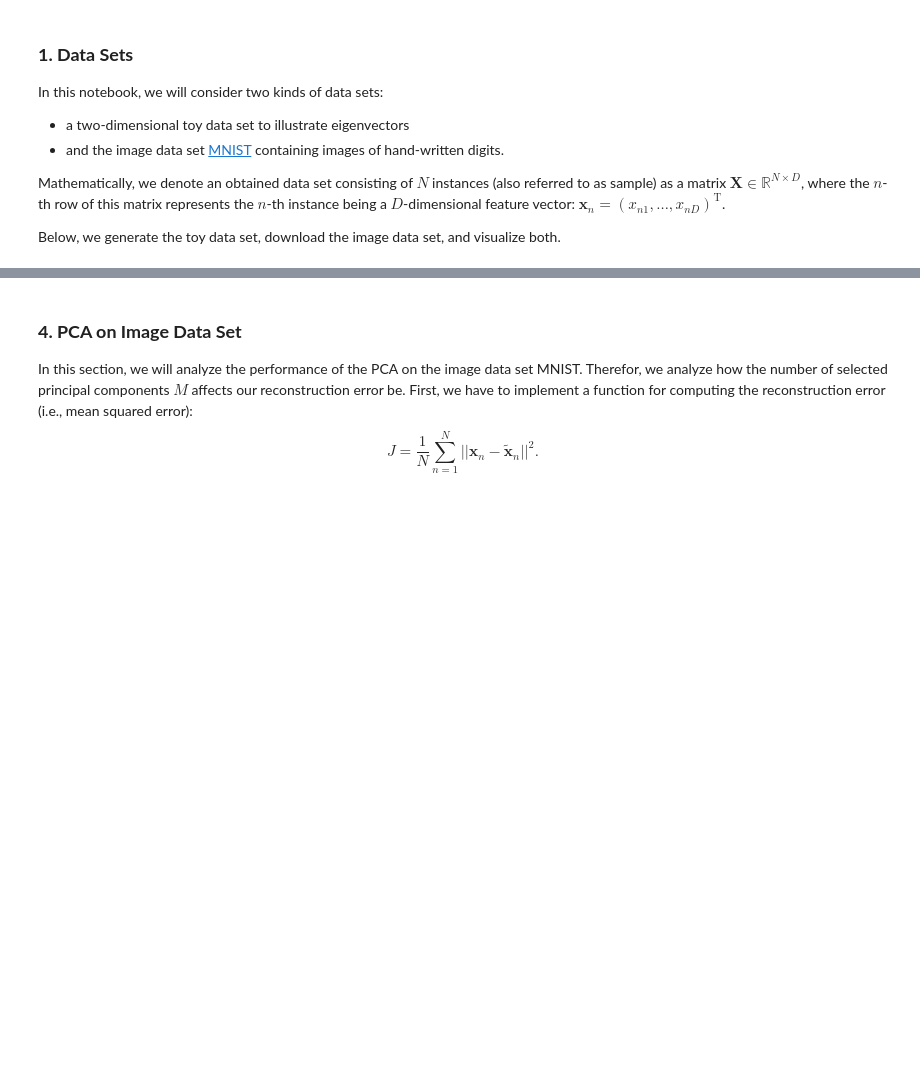
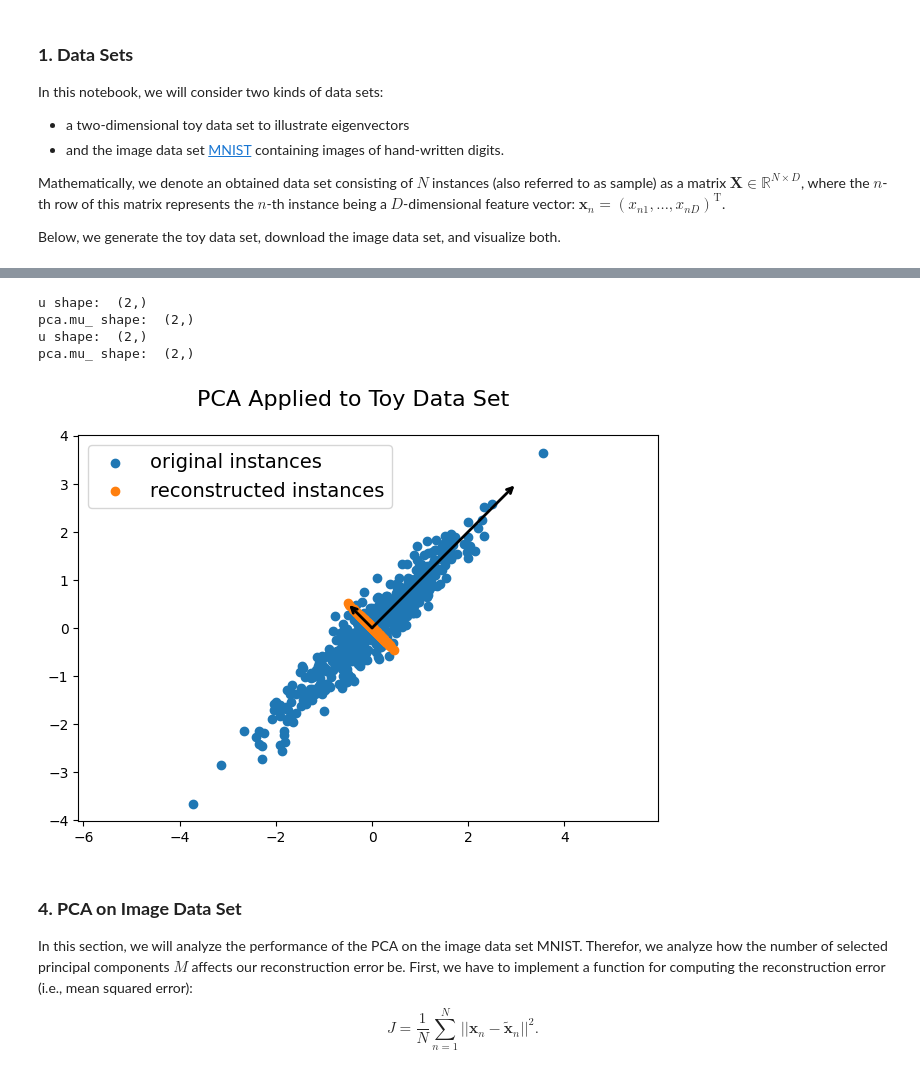
Before and after one commit to Liphip/e2ml, a Jupyter notebook: notebooks/04_preprocessing_foundations.ipynb, the cells around one changed output, grey strips where cells are left out. Drawn from its saved outputs; the diff is of its cells as text; code cells hidden in the pictures; blank space fills up the shorter version.

```diff
--- a/notebooks/04_preprocessing_foundations.ipynb
+++ b/notebooks/04_preprocessing_foundations.ipynb
@@ -141,27 +151,36 @@ Having implemented the class [`PrincipalComponentAnalysis`](../e2ml/preprocessin
 # %%
 from e2ml.preprocessing import PrincipalComponentAnalysis
 
 # Fit PrincipalComponentAnalysis object with M=1.
-# TODO
+pca = PrincipalComponentAnalysis(n_components=1)
+pca.fit(X_toy_std)
 
 # Transform instances of standardized toy data set.
-# TODO
+X_toy_pca = pca.transform(X_toy_std)
 
 # Reconstruct original instances from instances samples.
-# TODO
+X_rec = pca.inverse_transform(X_toy_pca)
 
 # Visualize results of PCA.
 plt.figure()
 plt.suptitle("PCA Applied to Toy Data Set", fontsize=16)
 plt.scatter(X_toy_std[:, 0], X_toy_std[:, 1], label='original instances')
 plt.scatter(X_rec[:, 0], X_rec[:, 1], label='reconstructed instances')
 for lmbda, u in zip(pca.lmbdas_, pca.U_.T):
     u = u * 3 * np.sqrt(lmbda)
+    print("u shape: ", u.shape)
+    print("pca.mu_ shape: ", pca.mu_.shape)
     plt.annotate('', pca.mu_ + u, pca.mu_, arrowprops=dict(arrowstyle='->', linewidth=2, shrinkA=0, shrinkB=0))
 plt.axis('equal')
 plt.legend(prop={'size': 14})
 plt.tight_layout()
 plt.show()
+# %% [output]
+u shape:  (2,)
+pca.mu_ shape:  (2,)
+u shape:  (2,)
+pca.mu_ shape:  (2,)
+[figure, added]
 # %% [markdown]
 ### **4. PCA on Image Data Set** <a class="anchor" id="pca-on-image-data-set"></a>
 
```
Also changed, not shown: parts of 8 cells of this notebook, 4 other files.
